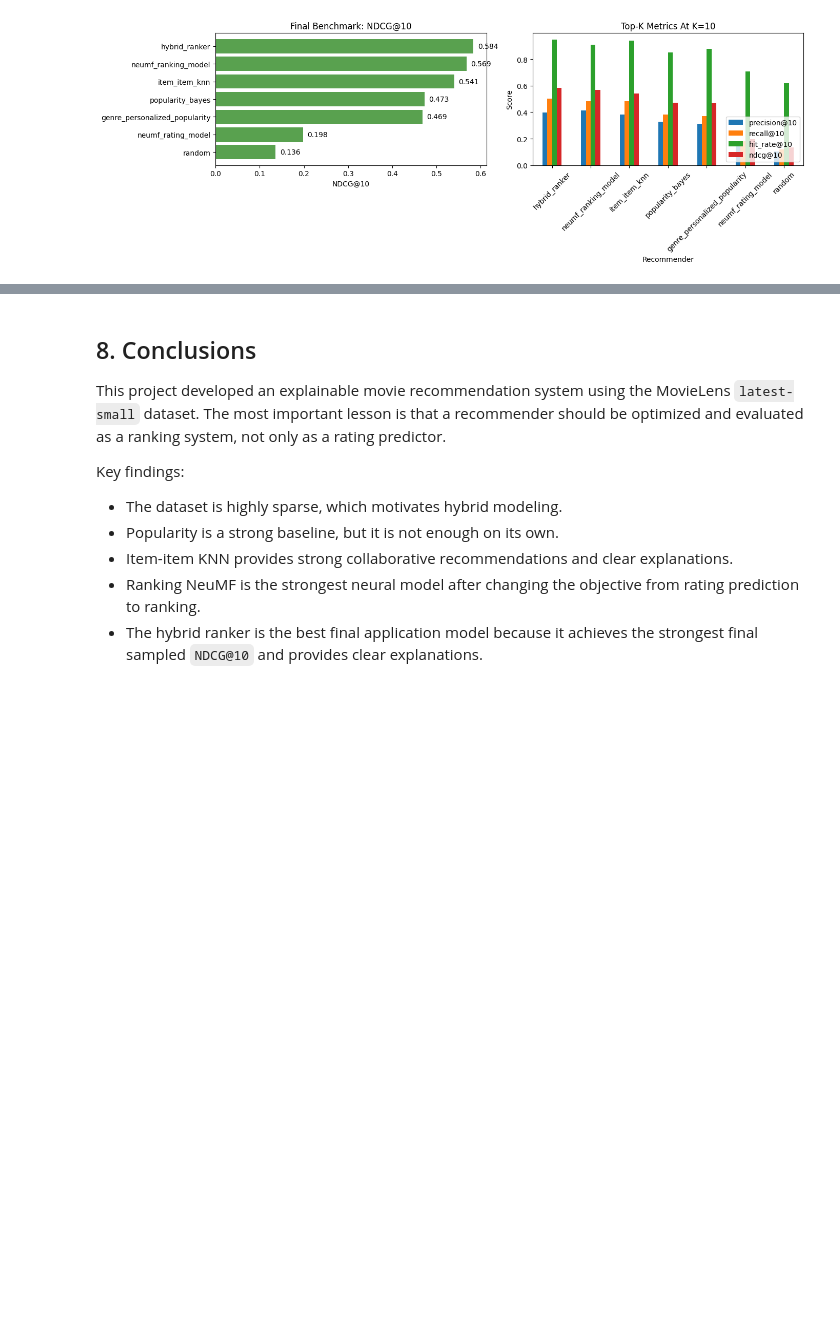
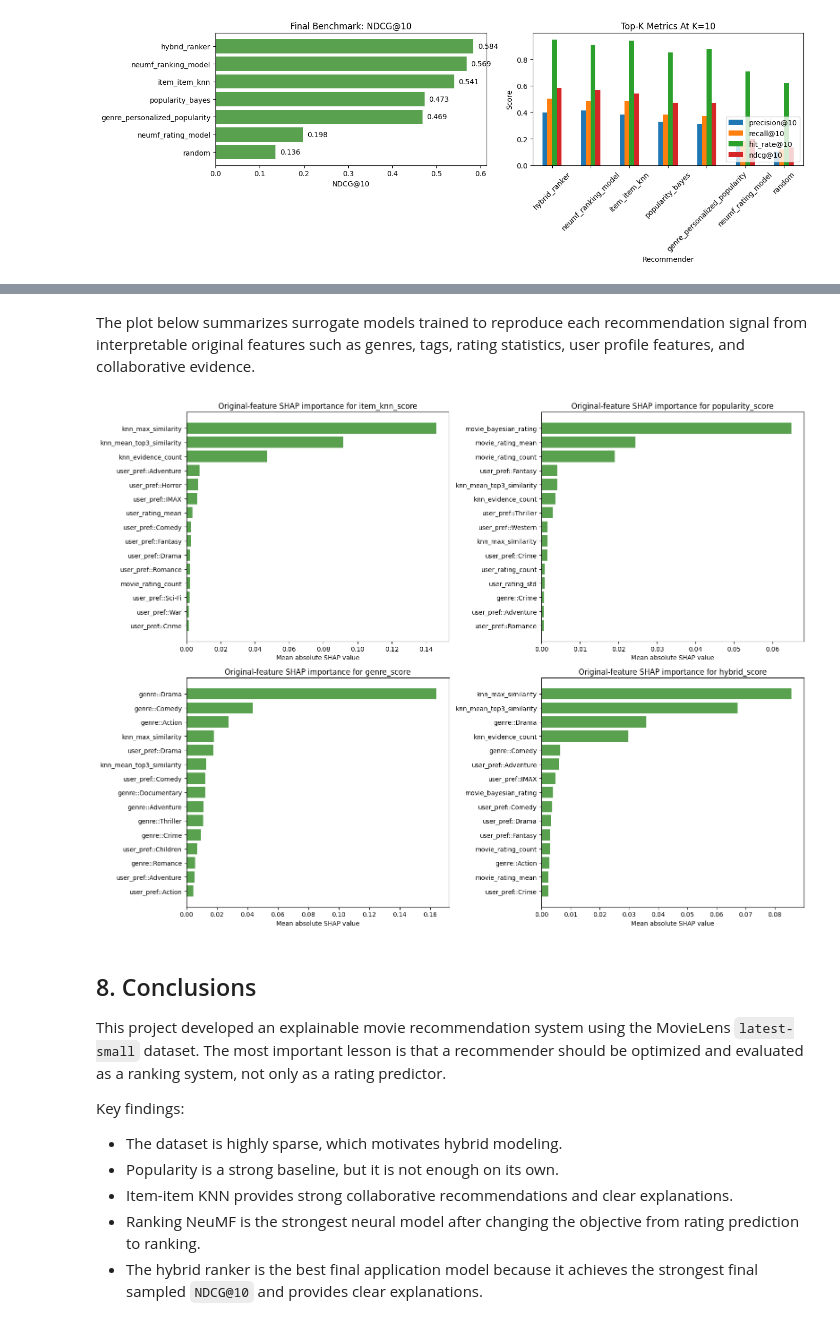
Before and after one commit to rafglo/Movie-Recommendation-System-with-Explainability, a Jupyter notebook: notebooks/final_submission.ipynb, the cells around one changed output, grey strips where cells are left out. Saved outputs shown, nothing was run; the diff lists cells and outputs as text; code cells hidden in the pictures; blank space fills up the shorter version.

```diff
--- a/notebooks/final_submission.ipynb
+++ b/notebooks/final_submission.ipynb
@@ -631,3 +633,36 @@ SHAP-style top-level attributions:
+# %% [markdown]
+The plot below summarizes surrogate models trained to reproduce each recommendation signal from interpretable original features such as genres, tags, rating statistics, user profile features, and collaborative evidence.
+# %%
+importance_path = PROJECT_ROOT / "reports" / "shap_original_feature_importance.csv"
+metrics_path = PROJECT_ROOT / "reports" / "shap_surrogate_metrics.csv"
+
+if not importance_path.exists():
+    raise FileNotFoundError(
+        "Missing reports/shap_original_feature_importance.csv. "
+        "Run notebooks/shap_original_feature_analysis.ipynb first to regenerate it."
+    )
+
+shap_importance = pd.read_csv(importance_path)
+targets = ["item_knn_score", "popularity_score", "genre_score", "hybrid_score"]
+
+fig, axes = plt.subplots(2, 2, figsize=(16, 12))
+axes = axes.ravel()
+
+for ax, target in zip(axes, targets):
+    top = (
+        shap_importance.loc[shap_importance["target"] == target]
+        .sort_values("mean_abs_shap", ascending=False)
+        .head(15)
+        .iloc[::-1]
+    )
+    ax.barh(top["feature"], top["mean_abs_shap"], color="#59A14F")
+    ax.set_title(f"Original-feature SHAP importance for {target}")
+    ax.set_xlabel("Mean absolute SHAP value")
+
+plt.tight_layout()
+plt.show()
+# %% [output]
+[figure, added]
 # %% [markdown]
 ## 8. Conclusions
 
```
Also changed, not shown: parts of 4 cells of this notebook, 3 other files.
